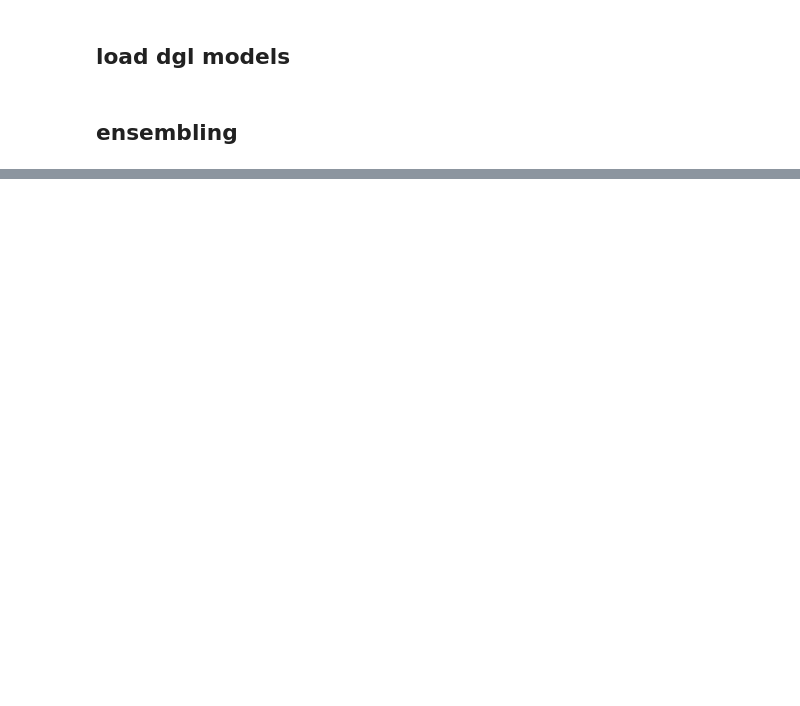
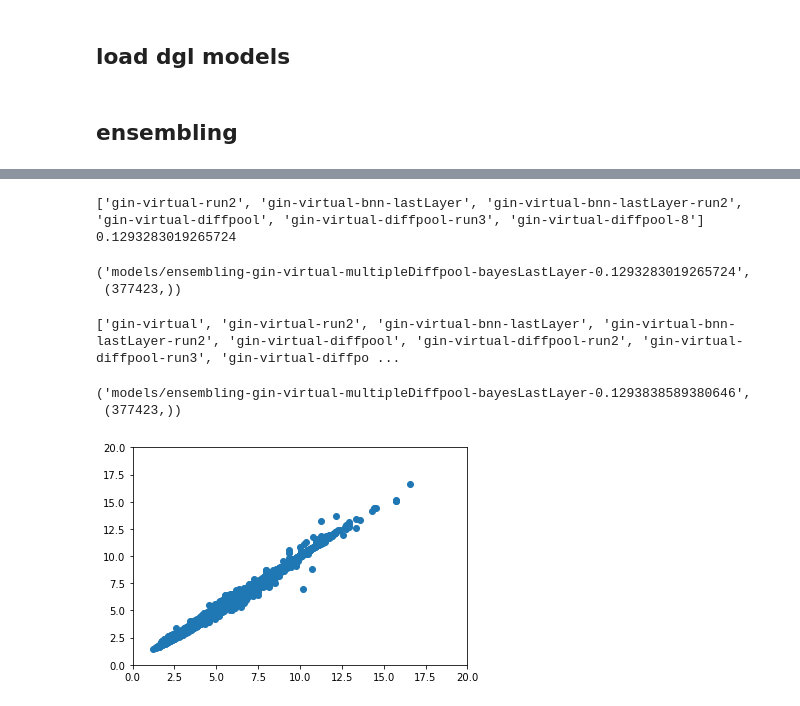
Before and after one commit to edwardelson/ogb, a Jupyter notebook: examples/lsc/pcqm4m/ensemble-uncertainty-pcqm4m-pygeom.ipynb, the cells around one changed output, grey strips where cells are left out. Drawn from its saved outputs; the diff is of its cells as text; code cells hidden in the pictures; blank space fills up the shorter version.

```diff
--- a/examples/lsc/pcqm4m/ensemble-uncertainty-pcqm4m-pygeom.ipynb
+++ b/examples/lsc/pcqm4m/ensemble-uncertainty-pcqm4m-pygeom.ipynb
@@ -261,0 +353,80 @@ gin + gin-bnn + gin-diffpool + gin-diffpool8 0.13140563695834476
+# %%
+"""
+get best model name
+"""
+bestPairsName = [dictVals[x][0] for x in minIndex]
+
+"""
+get best result pair
+"""
+bestPairsVal = [dictVals[x][1] for x in minIndex]
+mean_pred = np.mean(list(zip(*bestPairsVal)), axis=1)
+evaluator = PCQM4MEvaluator()
+input_dict = {"y_true": torch.tensor(label), "y_pred": torch.tensor(mean_pred)}
+mae = evaluator.eval(input_dict)["mae"]
+print(bestPairsName, mae)
+
+"""
+test ensembling - and save
+"""
+
+args.save_test_dir = "models/ensembling-gin-virtual-multipleDiffpool-bayesLastLayer-{}".format(mae)
+bestPairsTest = [dictVals[x][2] for x in minIndex]
+ensemble_pred = np.mean(list(zip(*bestPairsTest)), axis=1)
+evaluator.save_test_submission({'y_pred': ensemble_pred}, args.save_test_dir)
+
+args.save_test_dir, ensemble_pred.shape
+# %% [output]
+['gin-virtual-run2', 'gin-virtual-bnn-lastLayer', 'gin-virtual-bnn-lastLayer-run2', 'gin-virtual-diffpool', 'gin-virtual-diffpool-run3', 'gin-virtual-diffpool-8'] 0.1293283019265724
+('models/ensembling-gin-virtual-multipleDiffpool-bayesLastLayer-0.1293283019265724',
+ (377423,))
+# %%
+"""
+custom model
+pick ensemble of all strong weak learners
+"""
+customIndex = [1, 2, 4, 5, 6, 7, 8, 9]
+
+"""
+get best model name
+"""
+bestPairsName = [dictVals[x][0] for x in customIndex]
+
+"""
+get best result pair
+"""
+bestPairsVal = [dictVals[x][1] for x in customIndex]
+mean_pred = np.mean(list(zip(*bestPairsVal)), axis=1)
+evaluator = PCQM4MEvaluator()
+input_dict = {"y_true": torch.tensor(label), "y_pred": torch.tensor(mean_pred)}
+mae = evaluator.eval(input_dict)["mae"]
+print(bestPairsName, mae)
+
+"""
+test ensembling - and save
+"""
+
+args.save_test_dir = "models/ensembling-gin-virtual-multipleDiffpool-bayesLastLayer-{}".format(mae)
+bestPairsTest = [dictVals[x][2] for x in customIndex]
+ensemble_pred = np.mean(list(zip(*bestPairsTest)), axis=1)
+evaluator.save_test_submission({'y_pred': ensemble_pred}, args.save_test_dir)
+
+args.save_test_dir, ensemble_pred.shape
+# %% [output]
+['gin-virtual', 'gin-virtual-run2', 'gin-virtual-bnn-lastLayer', 'gin-virtual-bnn-lastLayer-run2', 'gin-virtual-diffpool', 'gin-virtual-diffpool-run2', 'gin-virtual-diffpool-run3', 'gin-virtual-diffpo ...
+('models/ensembling-gin-virtual-multipleDiffpool-bayesLastLayer-0.1293838589380646',
+ (377423,))
+# %%
+"""
+sanity check - make sure new submission isn't too different with last submission
+"""
+baselinePred = np.load('{}/y_pred_pcqm4m.npz'.format("models/ensembling-gin-virtual-multipleDiffpool-bayesLastLayer-0.12960967032421664"))['y_pred']
+
+import matplotlib.pyplot as plt
+
+plt.scatter(baselinePred, ensemble_pred)
+plt.xlim(0, 20)
+plt.ylim(0, 20)
+plt.show()
+# %% [output]
+[figure, added]
```
Also changed, not shown: parts of 58 cells of this notebook, 1 other file.
